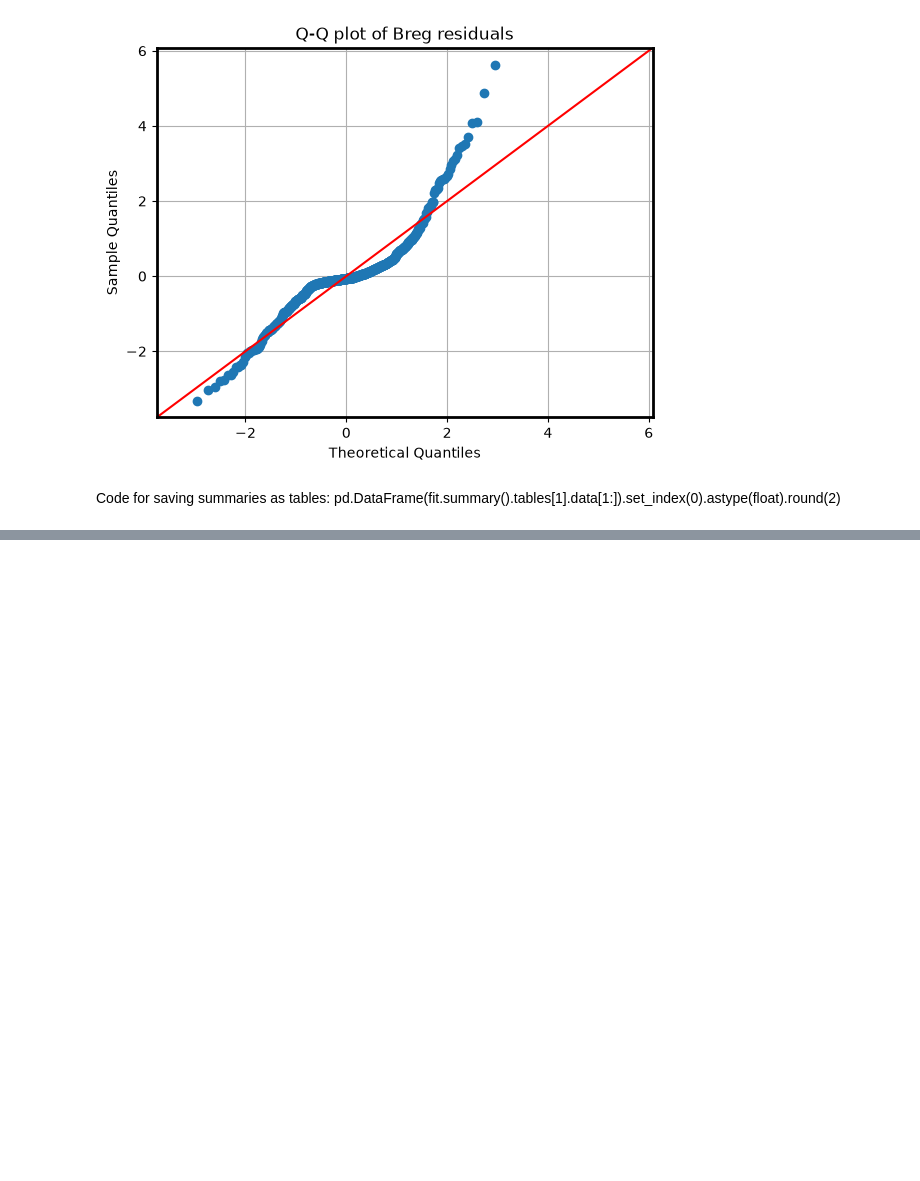
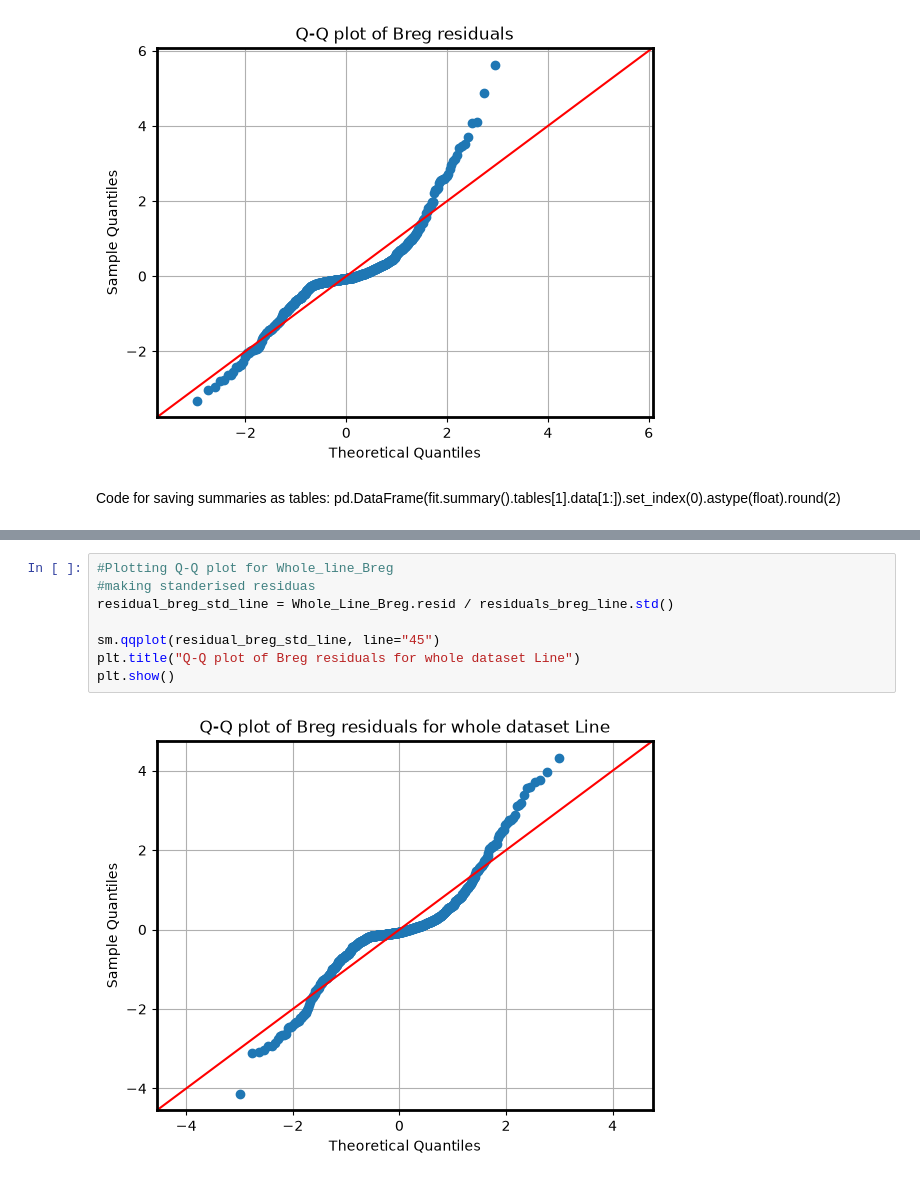
Before and after one commit to JoakimHaraldsvik/Germination, a Jupyter notebook: Germination_2025.ipynb, the cells around one changed output, grey strips where cells are left out. Saved outputs shown, nothing was run; the diff lists cells and outputs as text; blank space fills up the shorter version.

```diff
--- a/Germination_2025.ipynb
+++ b/Germination_2025.ipynb
@@ -1276,0 +1343,10 @@ Code for saving summaries as tables:
+# %%
+#Plotting Q-Q plot for Whole_line_Breg
+#making standerised residuas
+residual_breg_std_line = Whole_Line_Breg.resid / residuals_breg_line.std()
+
+sm.qqplot(residual_breg_std_line, line="45")
+plt.title("Q-Q plot of Breg residuals for whole dataset Line")
+plt.show()
+# %% [output]
+[figure, added]
```
Also changed, not shown: parts of 18 cells of this notebook.
